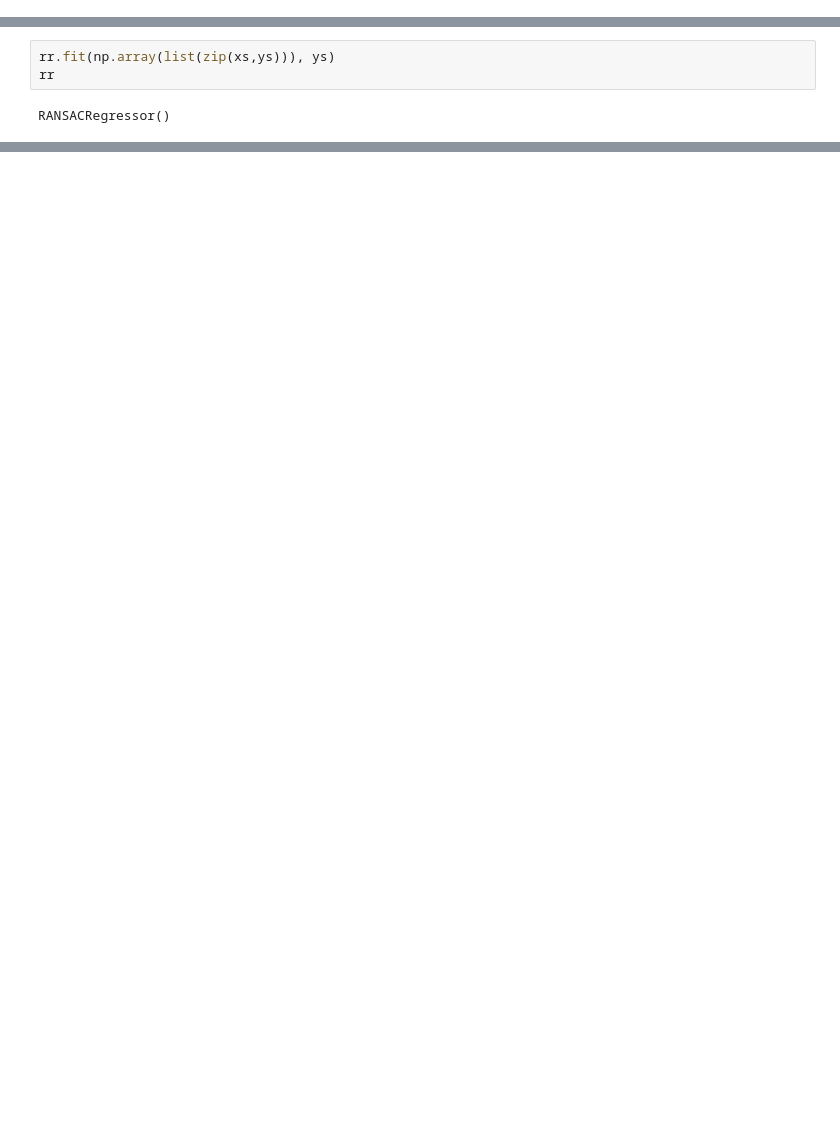
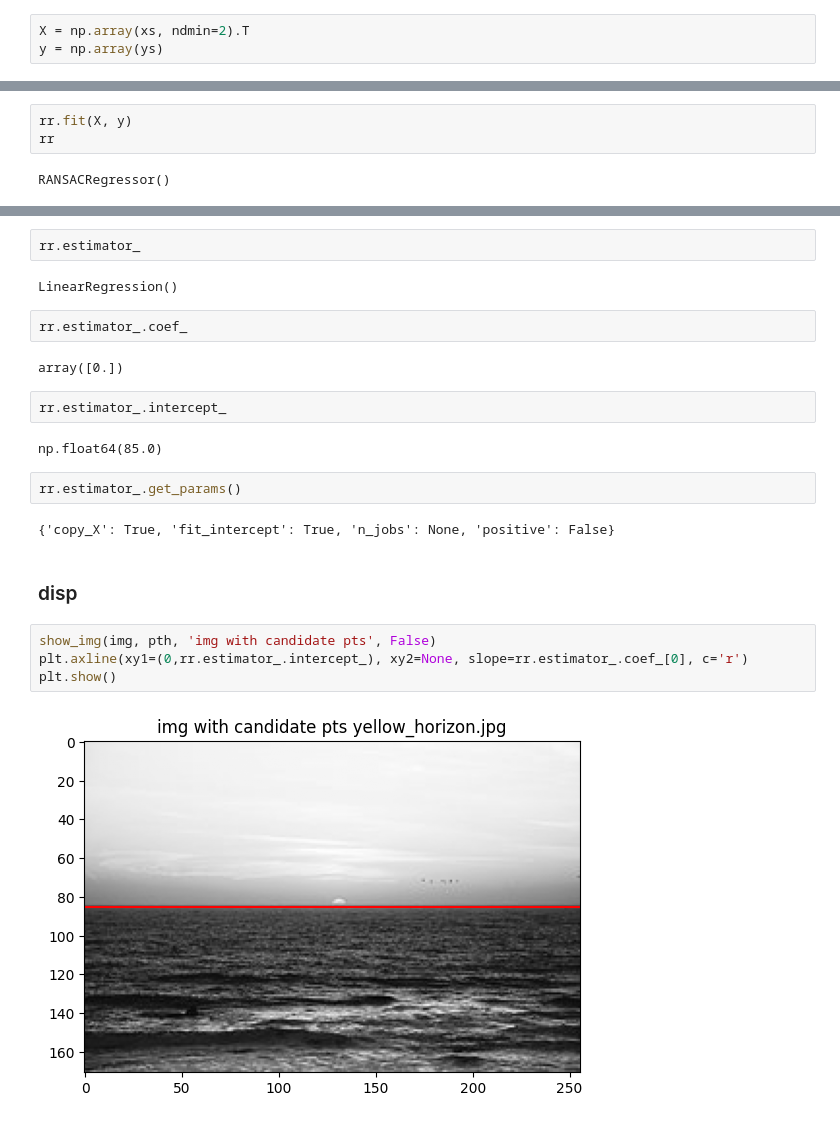
Before and after one commit to marekd6/CV1_labs, a Jupyter notebook: Assignment 03-20251203/cv1_3_2.ipynb, the cells around one changed output, grey strips where cells are left out. Drawn from its saved outputs; the diff is of its cells as text; blank space fills up the shorter version.

```diff
--- a/Assignment 03-20251203/cv1_3_2.ipynb
+++ b/Assignment 03-20251203/cv1_3_2.ipynb
@@ -116,3 +120,6 @@ rr = RANSACRegressor()
 rr
 # %% [output]
 RANSACRegressor()
+# %%
+X = np.array(xs, ndmin=2).T
+y = np.array(ys)
@@ -119,5 +134,5 @@ RANSACRegressor()
 # %%
-rr.fit(np.array(list(zip(xs,ys))), ys)
+rr.fit(X, y)
 rr
 # %% [output]
 RANSACRegressor()
@@ -134,0 +154,24 @@ plt.plot(yy)
+# %%
+rr.estimator_
+# %% [output]
+LinearRegression()
+# %%
+rr.estimator_.coef_
+# %% [output]
+array([0.])
+# %%
+rr.estimator_.intercept_
+# %% [output]
+np.float64(85.0)
+# %%
+rr.estimator_.get_params()
+# %% [output]
+{'copy_X': True, 'fit_intercept': True, 'n_jobs': None, 'positive': False}
+# %% [markdown]
+### disp
+# %%
+show_img(img, pth, 'img with candidate pts', False)
+plt.axline(xy1=(0,rr.estimator_.intercept_), xy2=None, slope=rr.estimator_.coef_[0], c='r')
+plt.show()
+# %% [output]
+[figure, added]
```
Also changed, not shown: parts of 8 cells of this notebook.
